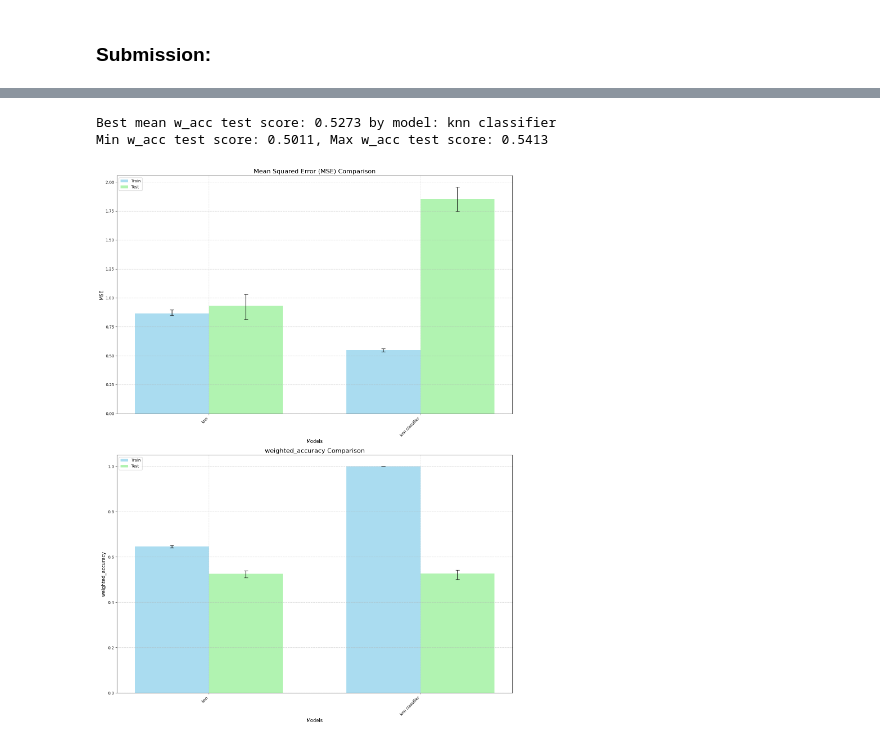
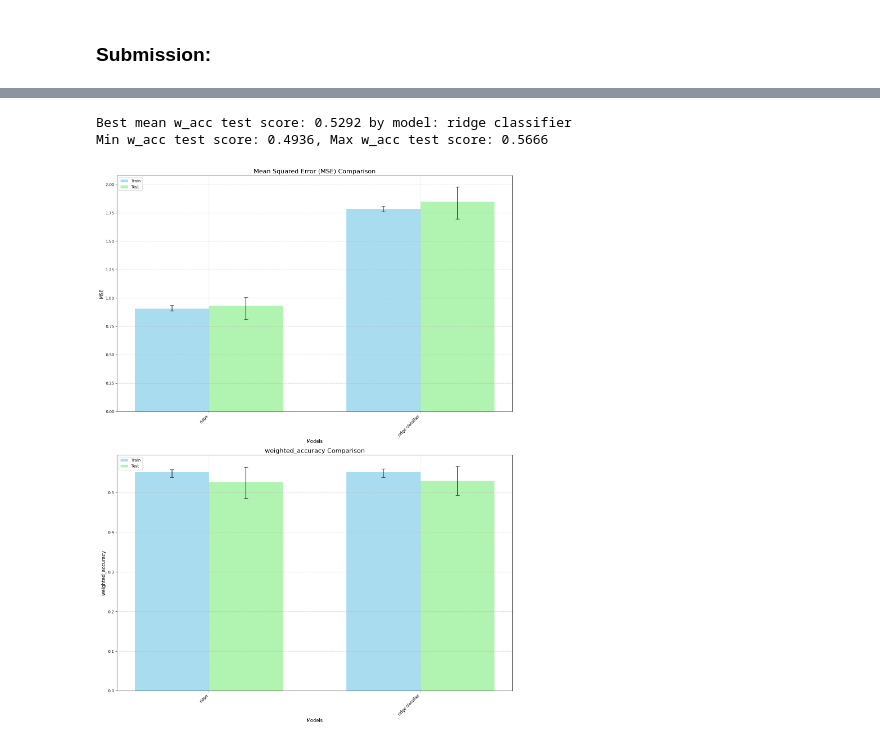
Before and after one commit to racousin/data_science_practice_2025, a Jupyter notebook: 21404828/module6/exercise1.ipynb, the cells around one changed output, grey strips where cells are left out. Saved outputs shown, nothing was run; the diff lists cells and outputs as text; code cells hidden in the pictures.

```diff
--- a/21404828/module6/exercise1.ipynb
+++ b/21404828/module6/exercise1.ipynb
@@ -417,6 +421,20 @@ from xgboost import XGBClassifier, XGBRegressor
 from sklearn.ensemble import RandomForestClassifier, RandomForestRegressor
 from sklearn.preprocessing import StandardScaler
 from sklearn.pipeline import Pipeline
+from sklearn.linear_model import RidgeClassifier, Ridge
+
+
+model_ridge = Pipeline([
+    ("preprocessing", Pipeline([
+        ("scaler", StandardScaler())
+    ])),
+    ("regressor", Ridge())
+])
+opt_ridge = BayesSearchCV(model_ridge, {
+    "regressor__alpha": np.logspace(-3, 3, 40),
+    "regressor__solver": ["auto", "lsqr", "saga"],
+}, n_iter=10, cv=5, n_jobs=-1, verbose=0, scoring=weighted_accuracy_scorer)
+opt_ridge.fit(X_train, y_train)
 
 model_rf = Pipeline([
     ("preprocessing", Pipeline([
@@ -466,6 +484,7 @@ opt_knn = BayesSearchCV(model_knn, {
 opt_knn.fit(X_train, y_train)
 
 results = run_multi_model_cv(X_train, y_train, models={
+    "ridge": model_ridge.set_params(**opt_ridge.best_params_),
     "knn": model_knn.set_params(**opt_knn.best_params_),
     "xgb": model_xgb.set_params(**opt_xgb.best_params_),
     "rf": model_rf.set_params(**opt_rf.best_params_),
@@ -485,37 +498,36 @@ Certe on perd l'info du weight lorsque negatif, mais ! avec un peu de chance ce
 # %%
 from sklearn.pipeline import Pipeline
 from sklearn.base import BaseEstimator, TransformerMixin
 from sklearn.compose import TransformedTargetRegressor
 from sklearn.preprocessing import FunctionTransformer, StandardScaler
+from sklearn.linear_model import RidgeClassifier
 
-model_knn_clf = TransformedTargetRegressor(
+model_ridge_clf = TransformedTargetRegressor(
     regressor=Pipeline([
         ("preprocessing", Pipeline([
             ("scaler", StandardScaler())
         ])),
-        ("classifier", KNeighborsClassifier())
+        ("classifier", RidgeClassifier())
     ]),
     transformer=FunctionTransformer(func=np.sign, check_inverse=False)
 )
 
-opt_knn_clf = BayesSearchCV(model_knn_clf, {
-    'regressor__classifier__n_neighbors': Integer(1, 50),
-    'regressor__classifier__weights': Categorical(['uniform', 'distance']),
-    'regressor__classifier__metric': Categorical(['euclidean', 'manhattan', 'minkowski']),
-    'regressor__classifier__p': Integer(1, 5)
+opt_ridge_clf = BayesSearchCV(model_ridge_clf, {
+    "regressor__classifier__alpha": np.logspace(-3, 3, 40),
+    "regressor__classifier__solver": ["auto", "lsqr", "saga"],
 }, n_iter=10, cv=5, n_jobs=-1, verbose=0, scoring=weighted_accuracy_scorer)
-opt_knn_clf.fit(X_train, y_train)
+opt_ridge_clf.fit(X_train, y_train)
 
 results = run_multi_model_cv(X_train, y_train, models={
-    "knn": model_knn.set_params(**opt_knn.best_params_),
-    "knn classifier": model_knn_clf.set_params(**opt_knn_clf.best_params_),
+    "ridge": model_ridge.set_params(**opt_ridge.best_params_),
+    "ridge classifier": model_ridge_clf.set_params(**opt_ridge_clf.best_params_),
 }, n_splits=5)
 
 plot_multi_model_results(results)
 # %% [output]
-Best mean w_acc test score: 0.5273 by model: knn classifier
-Min w_acc test score: 0.5011, Max w_acc test score: 0.5413
+Best mean w_acc test score: 0.5292 by model: ridge classifier
+Min w_acc test score: 0.4936, Max w_acc test score: 0.5666
-[figure, old version]
+[figure, new version]
 # %%
 
 submission = pd.DataFrame({
```
Also changed, not shown: parts of 6 cells of this notebook.
